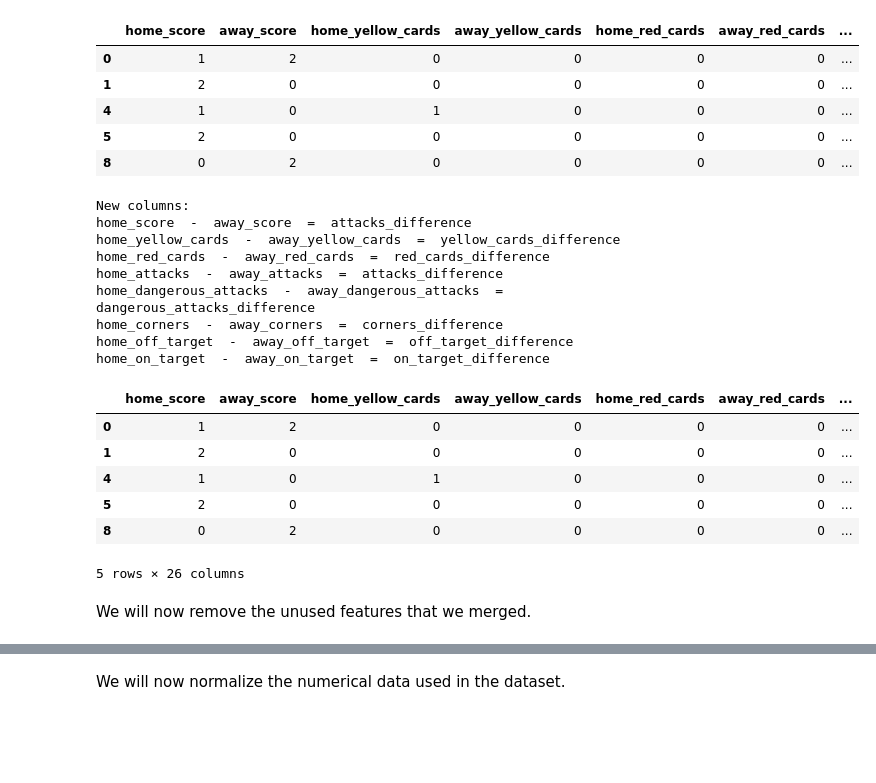
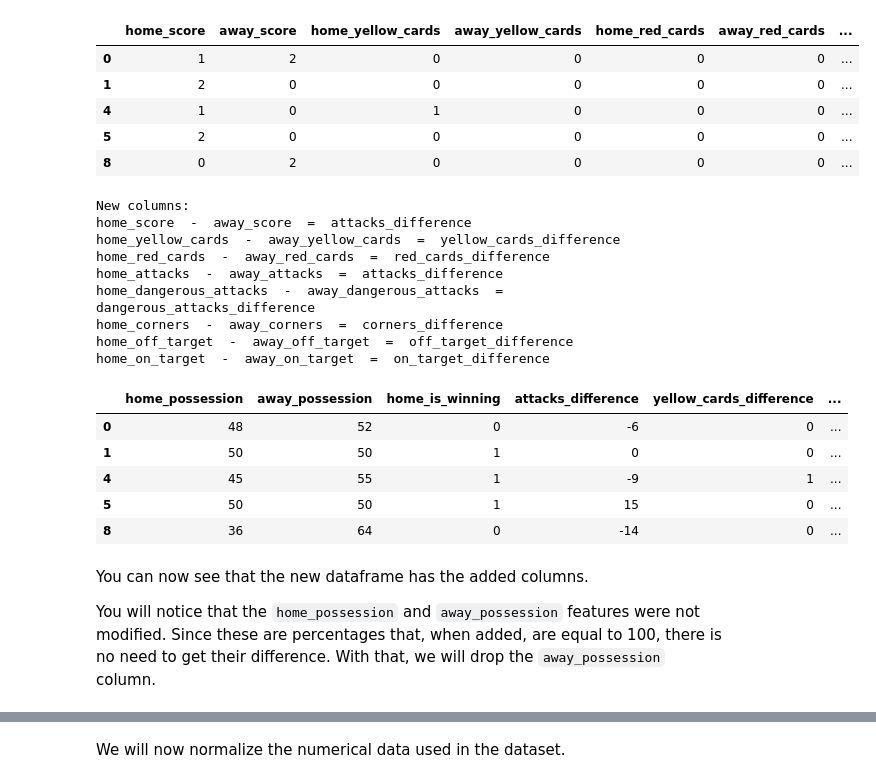
Before and after one commit to ayishamiara/STINTSY-MCO1, a Jupyter notebook: stintsy-mco1.ipynb, the cells around one changed output, grey strips where cells are left out. Cells and saved outputs as stored; diff of their text form; code cells hidden in the pictures; blank space fills up the shorter version.

Commit message:
Fixed adding the new columns

```diff
--- a/stintsy-mco1.ipynb
+++ b/stintsy-mco1.ipynb
@@ -265,42 +265,41 @@ def add_difference_col(df, home_var, away_var, new_var):
     # drop old columns
     df = df.drop(home_var, axis=1)
     df = df.drop(away_var, axis=1)
-    return
+    return df
 # %%
 cols = list(df.columns)
 new_cols = ['attacks_difference',
             'yellow_cards_difference',
             'red_cards_difference',
             'attacks_difference',
             'dangerous_attacks_difference',
             'corners_difference',
             'off_target_difference',
             'on_target_difference'
            ]
 
 print("New columns:")
 j = 0
 for i in range(0, len(cols) - 3, 2):
     print(f'{cols[i]}  -  {cols[i+1]}  =  {new_cols[j]}')
     # add the new columns
-    add_difference_col(df, cols[i], cols[i+1], new_cols[j])
+    df = add_difference_col(df, cols[i], cols[i+1], new_cols[j])
     j += 1
 
 df.head()
 # %% [output]
 New columns:
 home_score  -  away_score  =  attacks_difference
 home_yellow_cards  -  away_yellow_cards  =  yellow_cards_difference
 home_red_cards  -  away_red_cards  =  red_cards_difference
 home_attacks  -  away_attacks  =  attacks_difference
 home_dangerous_attacks  -  away_dangerous_attacks  =  dangerous_attacks_difference
 home_corners  -  away_corners  =  corners_difference
 home_off_target  -  away_off_target  =  off_target_difference
 home_on_target  -  away_on_target  =  on_target_difference
-|  | home_score | away_score | home_yellow_cards | away_yellow_cards | home_red_cards | away_red_cards | ... |
-| 0 | 1 | 2 | 0 | 0 | 0 | 0 | ... |
-| 1 | 2 | 0 | 0 | 0 | 0 | 0 | ... |
-| 4 | 1 | 0 | 1 | 0 | 0 | 0 | ... |
-| 5 | 2 | 0 | 0 | 0 | 0 | 0 | ... |
-| 8 | 0 | 2 | 0 | 0 | 0 | 0 | ... |
+|  | home_possession | away_possession | home_is_winning | attacks_difference | yellow_cards_difference | ... |
+| 0 | 48 | 52 | 0 | -6 | 0 | ... |
+| 1 | 50 | 50 | 1 | 0 | 0 | ... |
+| 4 | 45 | 55 | 1 | -9 | 1 | ... |
+| 5 | 50 | 50 | 1 | 15 | 0 | ... |
+| 8 | 36 | 64 | 0 | -14 | 0 | ... |
-5 rows × 26 columns
@@ -329,2 +305,0 @@ df.head()
-# %% [markdown]
-We will now remove the unused features that we merged.
@@ -333,0 +306,4 @@ df.head()
+# %% [markdown]
+You can now see that the new dataframe has the added columns.
+
+You will notice that the `home_possession` and `away_possession` features were not modified. Since these are percentages that, when added, are equal to 100, there is no need to get their difference. With that, we will drop the `away_possession` column.
```
Also changed, not shown: parts of 5 cells of this notebook.
